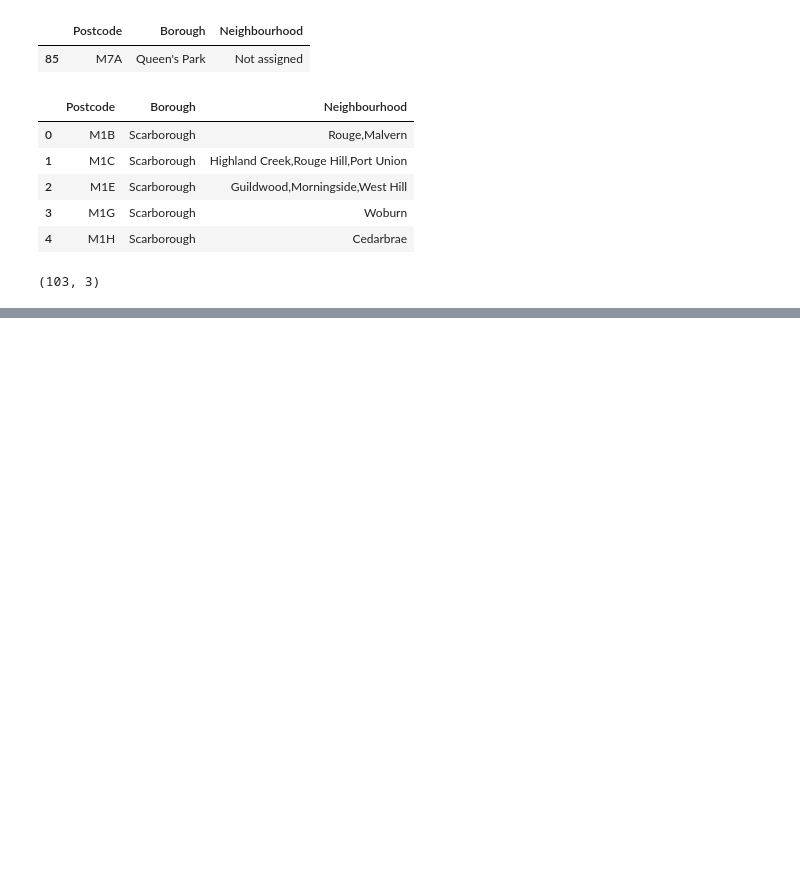
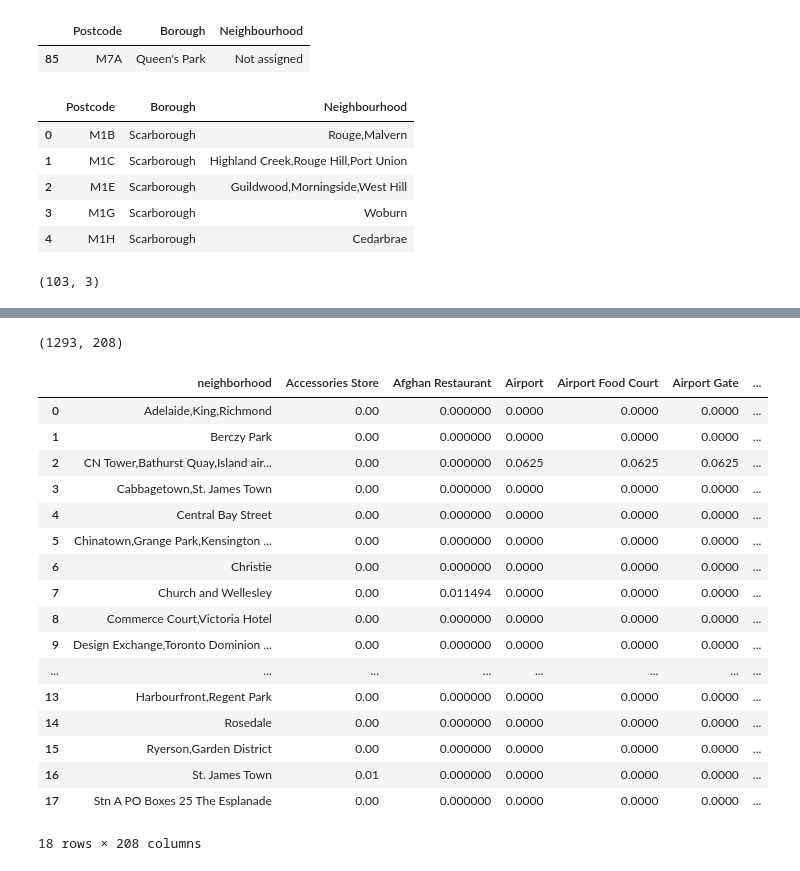
Before and after one commit to Layla1015/clustering-neighbourhood, a Jupyter notebook: Clustering the neignbors for Toronto.ipynb, the cells around one changed output, grey strips where cells are left out. Cells and saved outputs as stored; diff of their text form; code cells hidden in the pictures; blank space fills up the shorter version.

```diff
--- a/Clustering the neignbors for Toronto.ipynb
+++ b/Clustering the neignbors for Toronto.ipynb
@@ -111,0 +273,5 @@ df.shape
+# %%
+venues=json_normalize(res['response']['groups'][0]['items'])
+filter_columns=['venue.name','venue.categories','venue.location.lat','venue.location.lng']
+venues=venues.loc[:,filter_columns]
+venues['venue.categories']=venues.apply(get_category_type,axis=1)
@@ -111,0 +286,28 @@ df.shape
+# %%
+# Explore neighborhood in Downtown Toronto
+def getVenues(names,latitude,longitude,radius=500):
+    venues_list=[]
+    for name, lat, lng in zip(names,latitude,longitude):
+        url='https://api.foursquare.com/v2/venues/explore?&client_id={}&client_secret={}&v={}&ll={},{}&radius={}&limit={}'.format(
+            CLIENT_ID,
+            CLIENT_SECRET,
+            VERSION,
+            lat,
+            lng,
+            radius,
+            LIMIT)
+
+        res=requests.get(url).json()['response']['groups'][0]['items']
+        venues_list.append([(name,
+                             lat,
+                             lng,
+                             r['venue']['name'],
+                             r['venue']['location']['lat'],
+                             r['venue']['location']['lng'],
+                             r['venue']['categories'][0]['name']) for r in res])
+    venues=pd.DataFrame([j for i in venues_list for j in i])
+    venues.columns=['neighborhood','neighborhood lat','neighborhood lng','venue','venue lat','venue lng','venue category']
+    return venues
+# %%
+dt_venues=getVenues(dt_df['Neighbourhood'],
+                    dt_df['Latitude'],dt_df['Longitude'])
@@ -111,0 +352,8 @@ df.shape
+# %%
+# Analyze each neighborhood
+dt_feature=pd.get_dummies(dt_venues[['venue category']], prefix='',prefix_sep='')
+dt_feature['neighborhood']=dt_venues['neighborhood']
+col=dt_feature.columns.tolist()
+column=col[-1:]+col[:-1]
+dt_feature=dt_feature[column]
+dt_feature.head()
@@ -111,0 +368,26 @@ df.shape
+# %%
+dt_feature.shape
+# %% [output]
+(1293, 208)
+# %%
+dt_group=dt_feature.groupby('neighborhood').mean().reset_index()
+dt_group
+# %% [output]
+|  | neighborhood | Accessories Store | Afghan Restaurant | Airport | Airport Food Court | Airport Gate | ... |
+| 0 | Adelaide,King,Richmond | 0.00 | 0.000000 | 0.0000 | 0.0000 | 0.0000 | ... |
+| 1 | Berczy Park | 0.00 | 0.000000 | 0.0000 | 0.0000 | 0.0000 | ... |
+| 2 | CN Tower,Bathurst Quay,Island air... | 0.00 | 0.000000 | 0.0625 | 0.0625 | 0.0625 | ... |
+| 3 | Cabbagetown,St. James Town | 0.00 | 0.000000 | 0.0000 | 0.0000 | 0.0000 | ... |
+| 4 | Central Bay Street | 0.00 | 0.000000 | 0.0000 | 0.0000 | 0.0000 | ... |
+| 5 | Chinatown,Grange Park,Kensington ... | 0.00 | 0.000000 | 0.0000 | 0.0000 | 0.0000 | ... |
+| 6 | Christie | 0.00 | 0.000000 | 0.0000 | 0.0000 | 0.0000 | ... |
+| 7 | Church and Wellesley | 0.00 | 0.011494 | 0.0000 | 0.0000 | 0.0000 | ... |
+| 8 | Commerce Court,Victoria Hotel | 0.00 | 0.000000 | 0.0000 | 0.0000 | 0.0000 | ... |
+| 9 | Design Exchange,Toronto Dominion ... | 0.00 | 0.000000 | 0.0000 | 0.0000 | 0.0000 | ... |
+| ... | ... | ... | ... | ... | ... | ... | ... |
+| 13 | Harbourfront,Regent Park | 0.00 | 0.000000 | 0.0000 | 0.0000 | 0.0000 | ... |
+| 14 | Rosedale | 0.00 | 0.000000 | 0.0000 | 0.0000 | 0.0000 | ... |
+| 15 | Ryerson,Garden District | 0.00 | 0.000000 | 0.0000 | 0.0000 | 0.0000 | ... |
+| 16 | St. James Town | 0.01 | 0.000000 | 0.0000 | 0.0000 | 0.0000 | ... |
+| 17 | Stn A PO Boxes 25 The Esplanade | 0.00 | 0.000000 | 0.0000 | 0.0000 | 0.0000 | ... |
+18 rows × 208 columns
```
Also changed, not shown: parts of 30 cells of this notebook.
